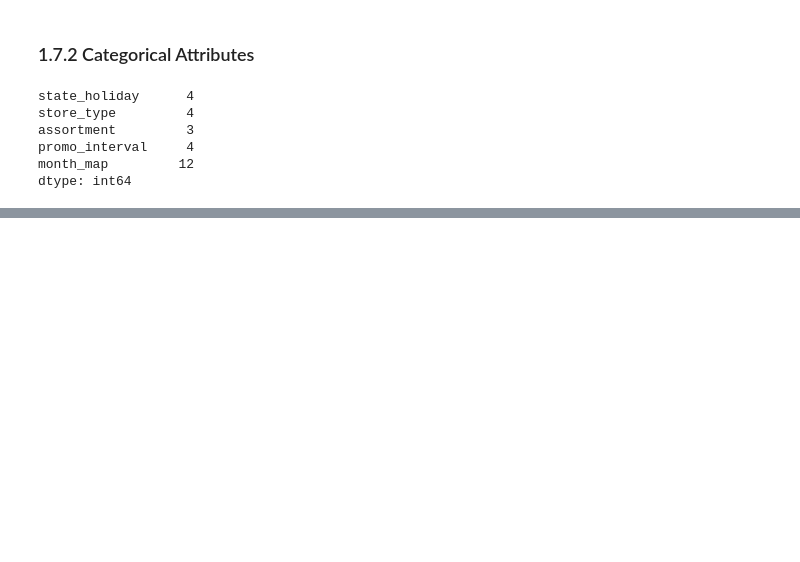
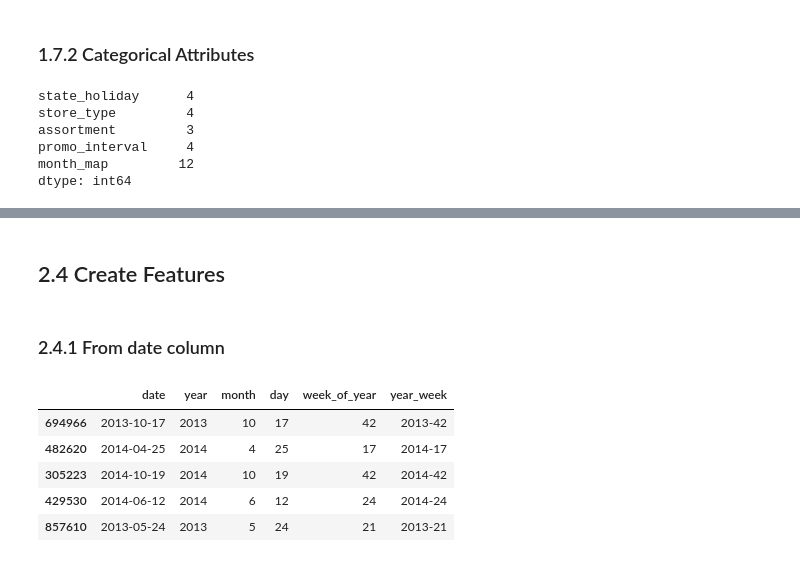
Before and after one commit to mendesdata/rossmann_store_sales, a Jupyter notebook: notebooks/rossmann.ipynb, the cells around one changed output, grey strips where cells are left out. Saved outputs shown, nothing was run; the diff lists cells and outputs as text; code cells hidden in the pictures; blank space fills up the shorter version.

```diff
--- a/notebooks/rossmann.ipynb
+++ b/notebooks/rossmann.ipynb
@@ -278,0 +287,2 @@ sns.boxplot( x='assortment', y='sales', data=df1_aux )
+# %%
+df2 = df1.copy()
@@ -278,0 +373,28 @@ sns.boxplot( x='assortment', y='sales', data=df1_aux )
+# %% [markdown]
+## 2.4 Create Features
+# %% [markdown]
+### 2.4.1 From date column
+# %%
+# year
+df2['year'] = df2['date'].dt.year
+
+# month
+df2['month'] = df2['date'].dt.month
+
+# day
+df2['day'] = df2['date'].dt.day
+
+# week of year
+df2['week_of_year'] = df2.apply( lambda x: datetime.date( x['year'], x['month'], x['day'] ).isocalendar().week, axis=1 )
+
+# year week
+df2['year_week'] = df2.apply( lambda x: str( x['year'] ) + '-' + str( x['week_of_year'] ), axis=1 )
+
+df2[['date', 'year', 'month', 'day', 'week_of_year', 'year_week']].sample(5)
+# %% [output]
+|  | date | year | month | day | week_of_year | year_week |
+| 694966 | 2013-10-17 | 2013 | 10 | 17 | 42 | 2013-42 |
+| 482620 | 2014-04-25 | 2014 | 4 | 25 | 17 | 2014-17 |
+| 305223 | 2014-10-19 | 2014 | 10 | 19 | 42 | 2014-42 |
+| 429530 | 2014-06-12 | 2014 | 6 | 12 | 24 | 2014-24 |
+| 857610 | 2013-05-24 | 2013 | 5 | 24 | 21 | 2013-21 |
```
Also changed, not shown: parts of 34 cells of this notebook, 1 other file.
